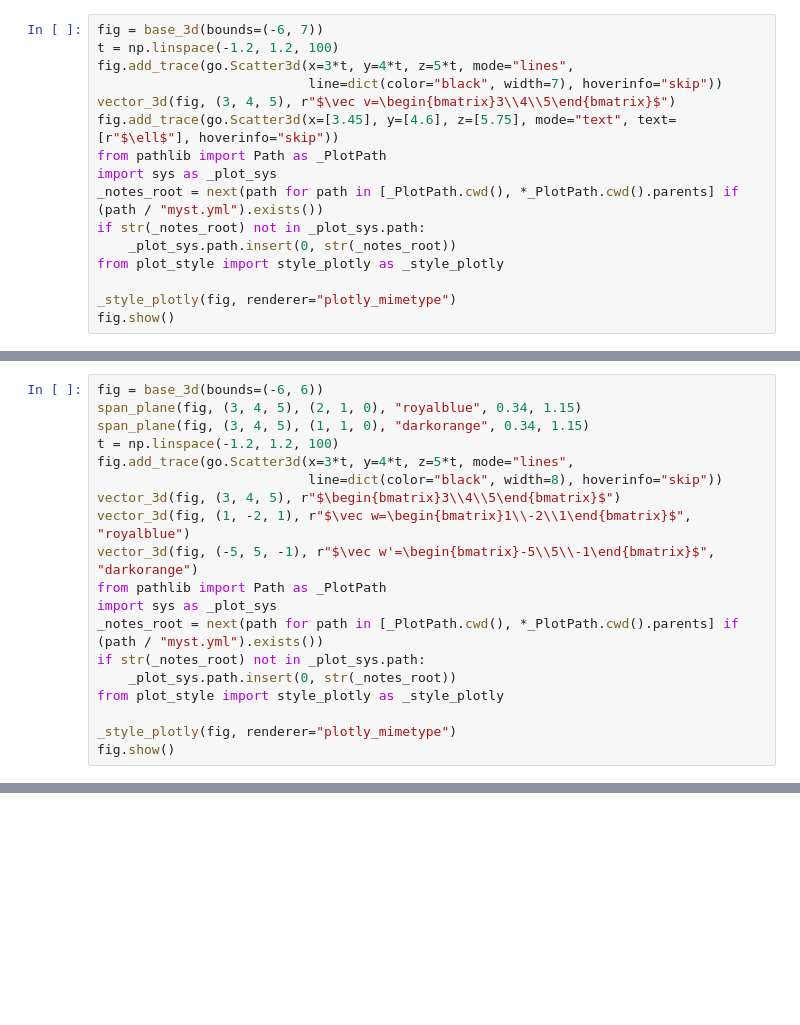
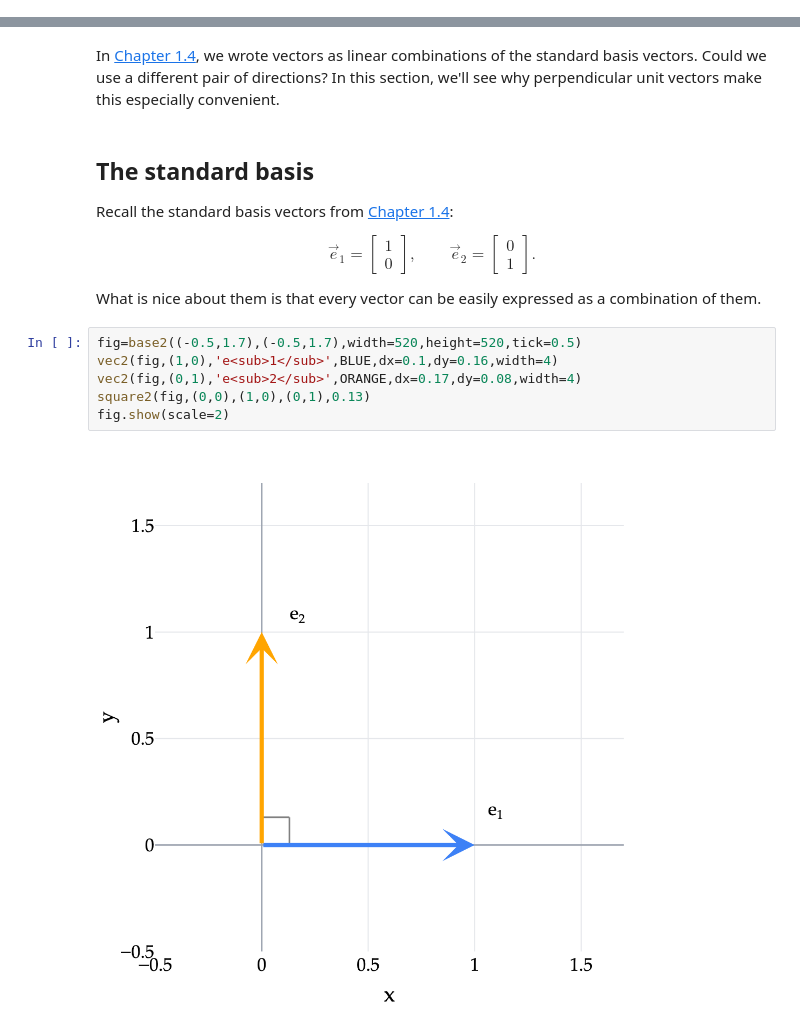
Before and after one commit to math-124/notes, a Jupyter notebook: ch02/02-02.ipynb, the cells around one changed output, grey strips where cells are left out. Saved outputs shown, nothing was run; the diff lists cells and outputs as text; blank space fills up the shorter version.

Commit message:
Push draft Chapter 2 but hide from TOC

```diff
--- a/ch02/02-02.ipynb
+++ b/ch02/02-02.ipynb
@@ -121,16 +6,0 @@ $$
-# %%
-fig = base_3d(bounds=(-6, 7))
-t = np.linspace(-1.2, 1.2, 100)
-fig.add_trace(go.Scatter3d(x=3*t, y=4*t, z=5*t, mode="lines",
-                           line=dict(color="black", width=7), hoverinfo="skip"))
-vector_3d(fig, (3, 4, 5), r"$\vec v=\begin{bmatrix}3\\4\\5\end{bmatrix}$")
-fig.add_trace(go.Scatter3d(x=[3.45], y=[4.6], z=[5.75], mode="text", text=[r"$\ell$"], hoverinfo="skip"))
-from pathlib import Path as _PlotPath
-import sys as _plot_sys
-_notes_root = next(path for path in [_PlotPath.cwd(), *_PlotPath.cwd().parents] if (path / "myst.yml").exists())
-if str(_notes_root) not in _plot_sys.path:
-    _plot_sys.path.insert(0, str(_notes_root))
-from plot_style import style_plotly as _style_plotly
-
-_style_plotly(fig, renderer="plotly_mimetype")
-fig.show()
@@ -227,19 +6,0 @@ Their intersection is the line $\ell$.
-# %%
-fig = base_3d(bounds=(-6, 6))
-span_plane(fig, (3, 4, 5), (2, 1, 0), "royalblue", 0.34, 1.15)
-span_plane(fig, (3, 4, 5), (1, 1, 0), "darkorange", 0.34, 1.15)
-t = np.linspace(-1.2, 1.2, 100)
-fig.add_trace(go.Scatter3d(x=3*t, y=4*t, z=5*t, mode="lines",
-                           line=dict(color="black", width=8), hoverinfo="skip"))
-vector_3d(fig, (3, 4, 5), r"$\begin{bmatrix}3\\4\\5\end{bmatrix}$")
-vector_3d(fig, (1, -2, 1), r"$\vec w=\begin{bmatrix}1\\-2\\1\end{bmatrix}$", "royalblue")
-vector_3d(fig, (-5, 5, -1), r"$\vec w'=\begin{bmatrix}-5\\5\\-1\end{bmatrix}$", "darkorange")
-from pathlib import Path as _PlotPath
-import sys as _plot_sys
-_notes_root = next(path for path in [_PlotPath.cwd(), *_PlotPath.cwd().parents] if (path / "myst.yml").exists())
-if str(_notes_root) not in _plot_sys.path:
-    _plot_sys.path.insert(0, str(_notes_root))
-from plot_style import style_plotly as _style_plotly
-
-_style_plotly(fig, renderer="plotly_mimetype")
-fig.show()
@@ -292,0 +106,31 @@ for some vectors $\vec v_0$ and $\vec v_1$, with $\vec v_1\ne\vec 0$.
+# %% [markdown]
+In [Chapter 1.4](../ch01/01-04.ipynb), we wrote vectors as linear combinations of the standard basis vectors. Could we use a different pair of directions? In this section, we'll see why perpendicular unit vectors make this especially convenient.
+# %% [markdown]
+## The standard basis
+
+Recall the standard basis vectors from [Chapter 1.4](../ch01/01-04.ipynb):
+
+$$
+\vec e_1=
+\begin{bmatrix}
+1\\
+0
+\end{bmatrix},
+\qquad
+\vec e_2=
+\begin{bmatrix}
+0\\
+1
+\end{bmatrix}.
+$$
+
+What is nice about them is that every vector can be easily expressed as a
+combination of them.
+# %%
+fig=base2((-0.5,1.7),(-0.5,1.7),width=520,height=520,tick=0.5)
+vec2(fig,(1,0),'e<sub>1</sub>',BLUE,dx=0.1,dy=0.16,width=4)
+vec2(fig,(0,1),'e<sub>2</sub>',ORANGE,dx=0.17,dy=0.08,width=4)
+square2(fig,(0,0),(1,0),(0,1),0.13)
+fig.show(scale=2)
+# %% [output]
+[figure, added]
```
Also changed, not shown: parts of 26 cells of this notebook, 9 other files.
